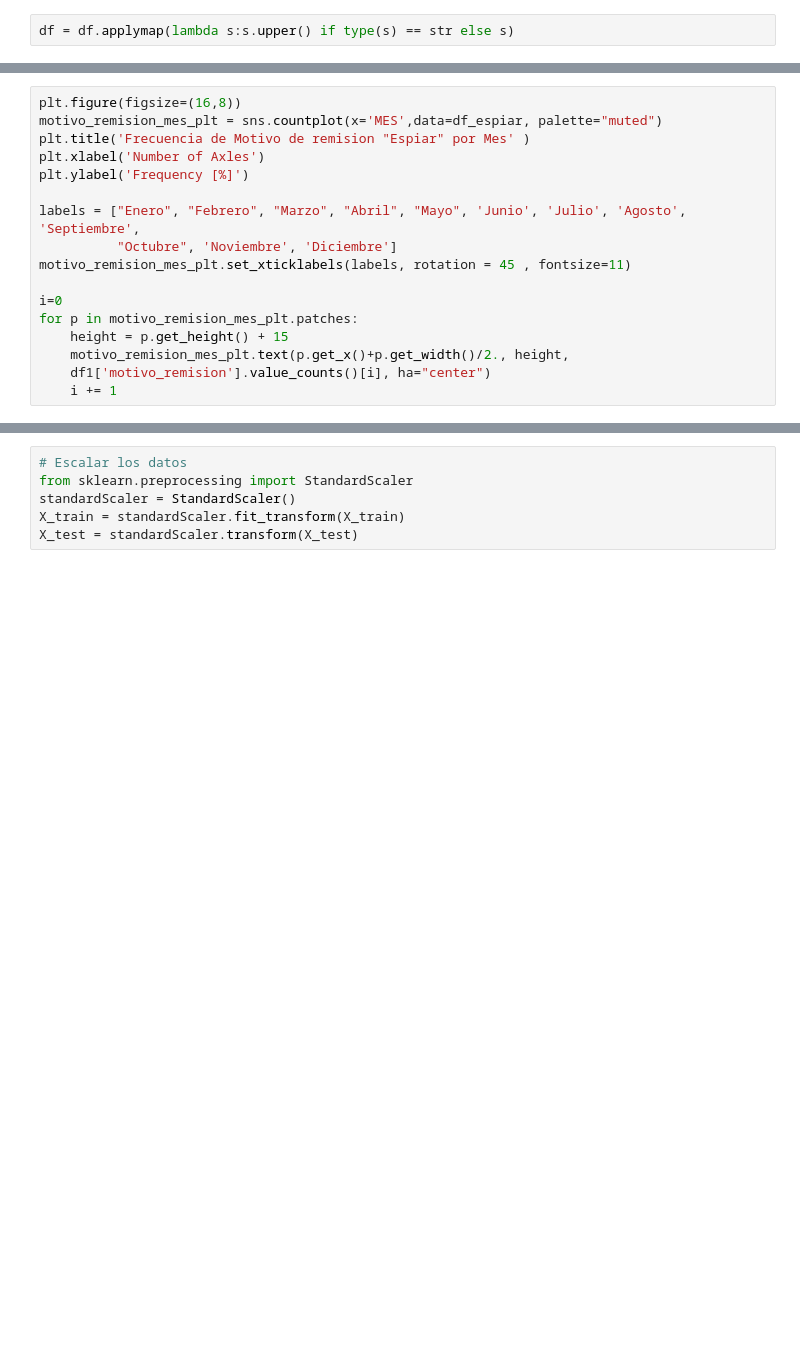
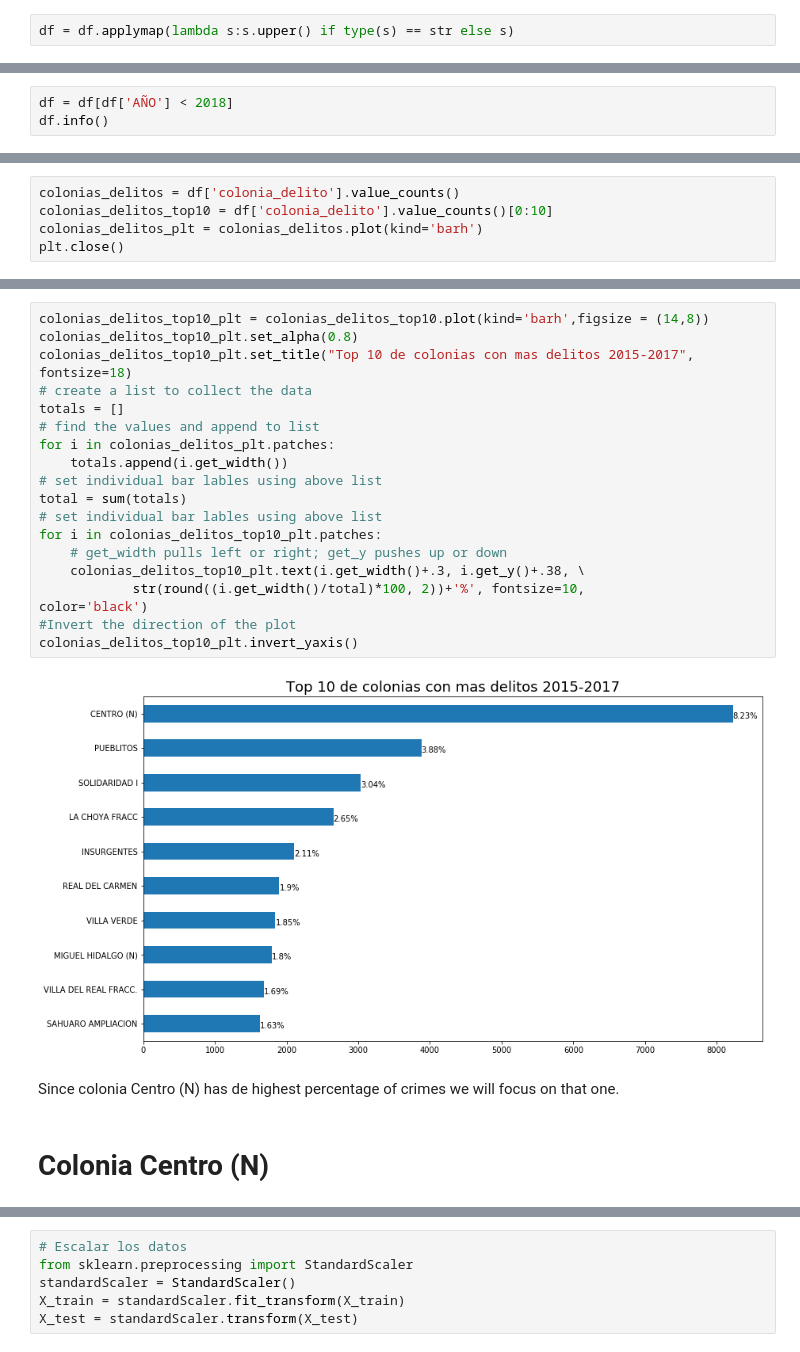
Before and after one commit to SaturdaysAI-HMO/ProyectosHMO, a Jupyter notebook: Faltas Administrativas Hermosillo/HMO Faltas administrativas.ipynb, the cells around one changed output, grey strips where cells are left out. Cells and saved outputs as stored; diff of their text form; blank space fills up the shorter version.

```diff
--- a/Faltas Administrativas Hermosillo/HMO Faltas administrativas.ipynb
+++ b/Faltas Administrativas Hermosillo/HMO Faltas administrativas.ipynb
@@ -389,17 +16,0 @@ df_espiar_mes_plt.invert_yaxis()
-# %%
-plt.figure(figsize=(16,8))
-motivo_remision_mes_plt = sns.countplot(x='MES',data=df_espiar, palette="muted")
-plt.title('Frecuencia de Motivo de remision "Espiar" por Mes' )
-plt.xlabel('Number of Axles')
-plt.ylabel('Frequency [%]')
-
-labels = ["Enero", "Febrero", "Marzo", "Abril", "Mayo", 'Junio', 'Julio', 'Agosto', 'Septiembre',
-          "Octubre", 'Noviembre', 'Diciembre']
-motivo_remision_mes_plt.set_xticklabels(labels, rotation = 45 , fontsize=11)
-
-i=0
-for p in motivo_remision_mes_plt.patches:
-    height = p.get_height() + 15
-    motivo_remision_mes_plt.text(p.get_x()+p.get_width()/2., height,
-    df1['motivo_remision'].value_counts()[i], ha="center")
-    i += 1
@@ -787,0 +36,3 @@ X_train, X_test, y_train, y_test = train_test_split(X,y, test_size=0.3, random_s
+# %%
+df = df[df['AÑO'] < 2018]
+df.info()
@@ -787,0 +60,5 @@ X_train, X_test, y_train, y_test = train_test_split(X,y, test_size=0.3, random_s
+# %%
+colonias_delitos = df['colonia_delito'].value_counts()
+colonias_delitos_top10 = df['colonia_delito'].value_counts()[0:10]
+colonias_delitos_plt = colonias_delitos.plot(kind='barh')
+plt.close()
@@ -787,0 +80,25 @@ X_train, X_test, y_train, y_test = train_test_split(X,y, test_size=0.3, random_s
+# %%
+colonias_delitos_top10_plt = colonias_delitos_top10.plot(kind='barh',figsize = (14,8))
+colonias_delitos_top10_plt.set_alpha(0.8)
+colonias_delitos_top10_plt.set_title("Top 10 de colonias con mas delitos 2015-2017", fontsize=18)
+# create a list to collect the data
+totals = []
+# find the values and append to list
+for i in colonias_delitos_plt.patches:
+    totals.append(i.get_width())
+# set individual bar lables using above list
+total = sum(totals)
+# set individual bar lables using above list
+for i in colonias_delitos_top10_plt.patches:
+    # get_width pulls left or right; get_y pushes up or down
+    colonias_delitos_top10_plt.text(i.get_width()+.3, i.get_y()+.38, \
+            str(round((i.get_width()/total)*100, 2))+'%', fontsize=10,
+color='black')
+#Invert the direction of the plot
+colonias_delitos_top10_plt.invert_yaxis()
+# %% [output]
+[figure, added]
+# %% [markdown]
+Since colonia Centro (N) has de highest percentage of crimes we will focus on that one.
+# %% [markdown]
+# Colonia Centro (N)
```
Also changed, not shown: parts of 110 cells of this notebook.
